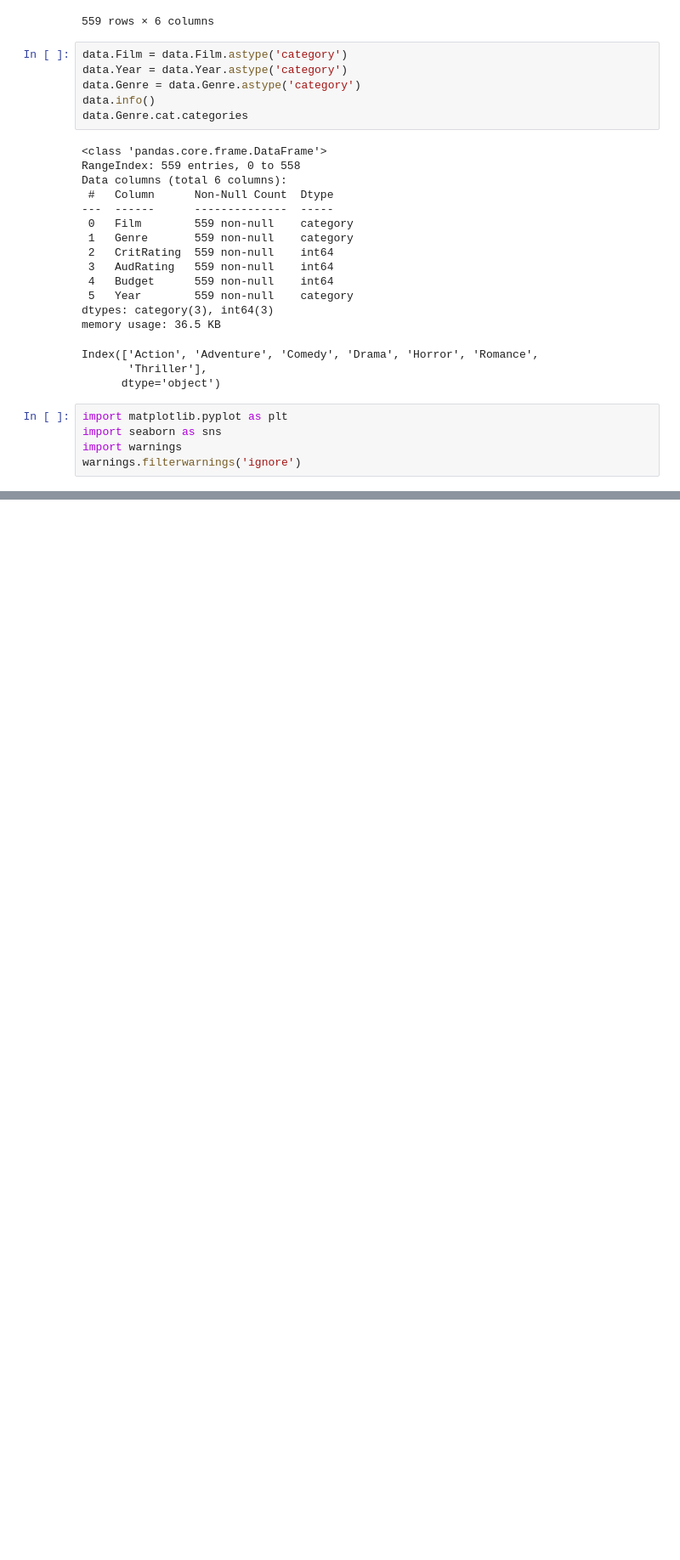
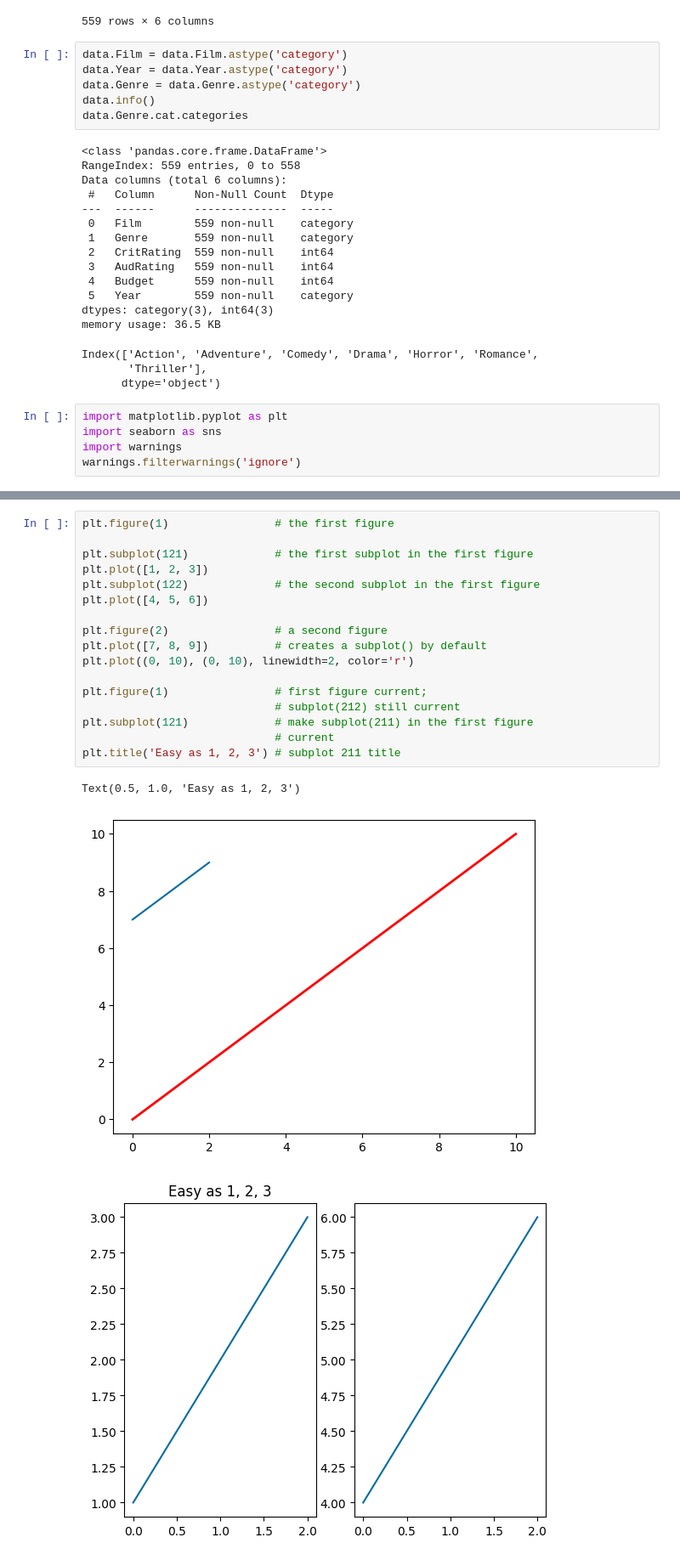
Before and after one commit to rmc3408/python, a Jupyter notebook: data-science/python-A-Z/visualizations.ipynb, the cells around one changed output, grey strips where cells are left out. Shown at 85% size. Drawn from its saved outputs; the diff is of its cells as text; blank space fills up the shorter version.

```diff
--- a/data-science/python-A-Z/visualizations.ipynb
+++ b/data-science/python-A-Z/visualizations.ipynb
@@ -100,0 +119,21 @@ plt.hist(action_drama_budget, stacked=True, bins=15)
+# %%
+plt.figure(1)                # the first figure
+
+plt.subplot(121)             # the first subplot in the first figure
+plt.plot([1, 2, 3])
+plt.subplot(122)             # the second subplot in the first figure
+plt.plot([4, 5, 6])
+
+plt.figure(2)                # a second figure
+plt.plot([7, 8, 9])          # creates a subplot() by default
+plt.plot((0, 10), (0, 10), linewidth=2, color='r')
+
+plt.figure(1)                # first figure current;
+                             # subplot(212) still current
+plt.subplot(121)             # make subplot(211) in the first figure
+                             # current
+plt.title('Easy as 1, 2, 3') # subplot 211 title
+# %% [output]
+Text(0.5, 1.0, 'Easy as 1, 2, 3')
+[figure, added]
+[figure, added]
```
Also changed, not shown: parts of 8 cells of this notebook.
